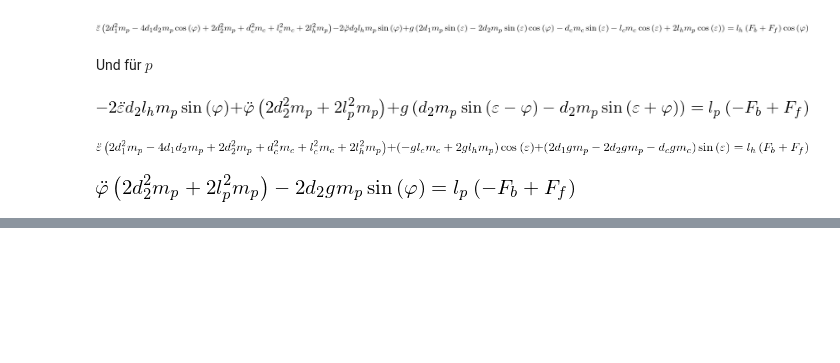
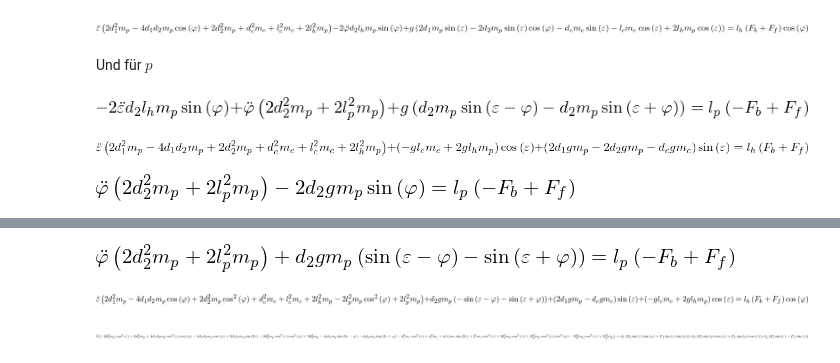
Before and after one commit to Rojetto/helicopter_thesis_code, a Jupyter notebook: scripts/model_derivation.ipynb, the cells around one changed output, grey strips where cells are left out. Cells and saved outputs as stored; diff of their text form; code cells hidden in the pictures; blank space fills up the shorter version.

```diff
--- a/scripts/model_derivation.ipynb
+++ b/scripts/model_derivation.ipynb
@@ -235,0 +253,12 @@ Eq(Eq_p_single_axis.lhs.expand().collect([pdds, d2*g*mp]), Eq_p_single_axis.rhs)
+# %%
+Eq_p_ident = Eq(Eq_p.lhs.subs([(edds, 0), (eds, 0), (ldds, 0), (lds, 0)]).expand().collect([pdds, d2*g*mp]), Eq_p.rhs)
+Eq_e_ident = Eq(Eq_e.lhs.subs([(pdds, 0), (pds, 0), (ldds, 0), (lds, 0)]).expand().collect([edds, sin(es), cos(es), d2*g*mp]), Eq_e.rhs)
+Eq_l_ident = Eq(Eq_l.lhs.subs([(pdds, 0), (pds, 0), (edds, 0), (eds, 0)]).expand().collect([ldds]), Eq_l.rhs.collect([lp, lh, d1]))
+
+display(Eq_p_ident)
+display(Eq_e_ident)
+display(Eq_l_ident)
+# %% [output]
+[figure, added]
+[figure, added]
+[figure, added]
```
Also changed, not shown: parts of 4 cells of this notebook.
